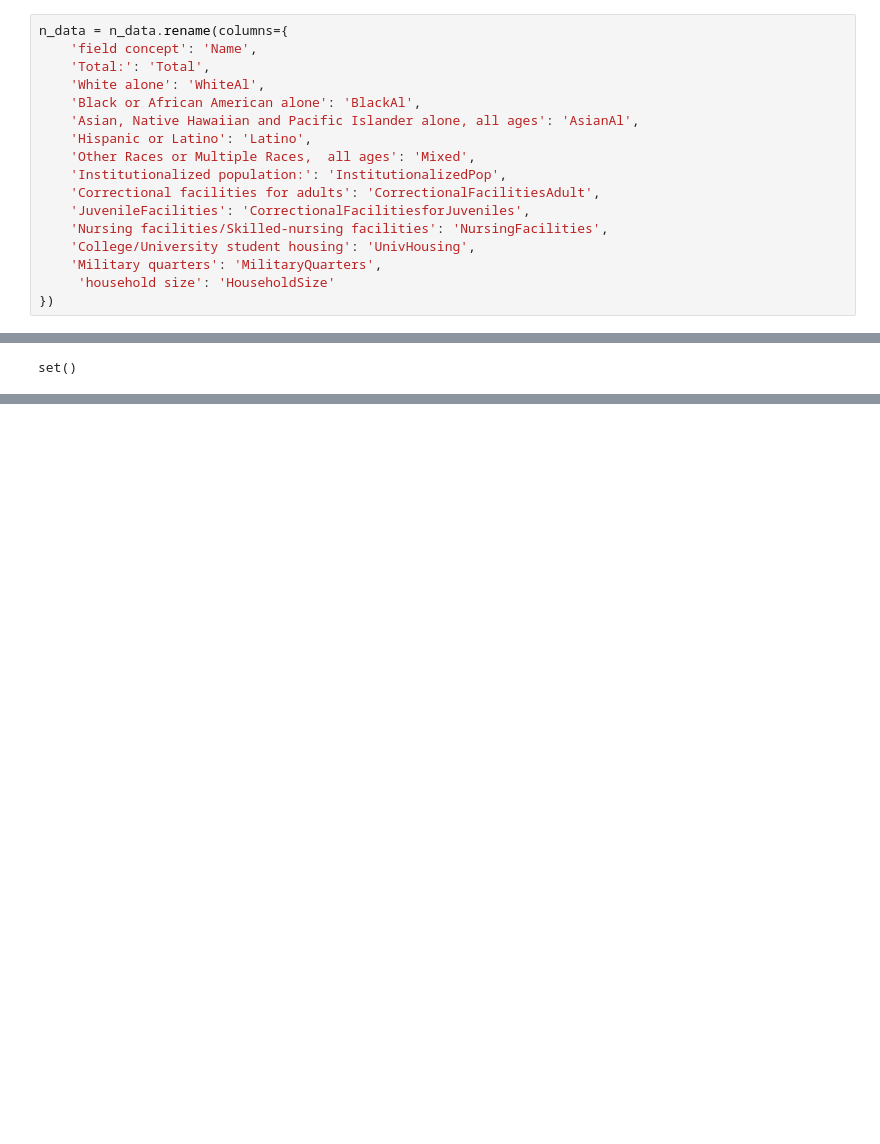
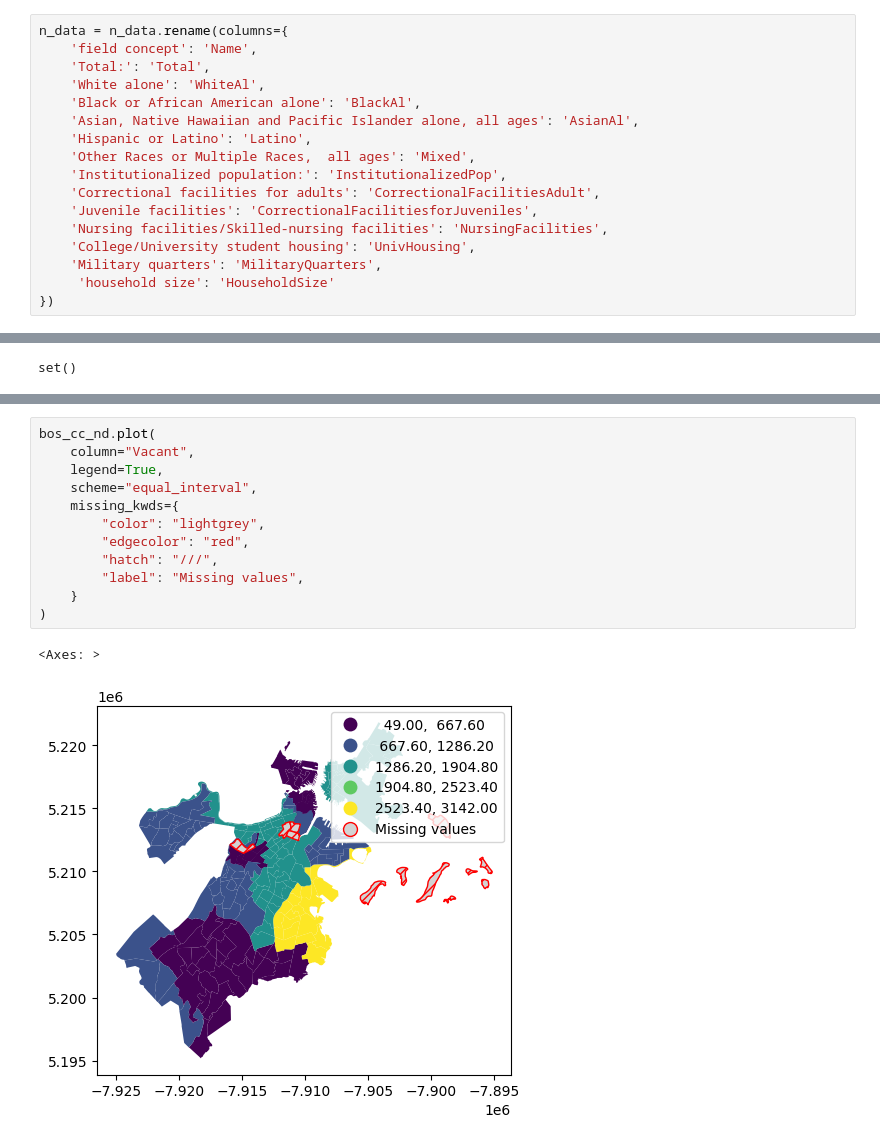
Before and after one commit to rowanwhelan/Boston-Budget-Project, a Jupyter notebook: GeographicPlots.ipynb, the cells around one changed output, grey strips where cells are left out. Drawn from its saved outputs; the diff is of its cells as text; blank space fills up the shorter version.

```diff
--- a/GeographicPlots.ipynb
+++ b/GeographicPlots.ipynb
@@ -441,7 +535,7 @@ n_data = n_data.rename(columns={
     'Other Races or Multiple Races,  all ages': 'Mixed',
     'Institutionalized population:': 'InstitutionalizedPop',
     'Correctional facilities for adults': 'CorrectionalFacilitiesAdult',
-    'JuvenileFacilities': 'CorrectionalFacilitiesforJuveniles',
+    'Juvenile facilities': 'CorrectionalFacilitiesforJuveniles',
     'Nursing facilities/Skilled-nursing facilities': 'NursingFacilities',
     'College/University student housing': 'UnivHousing',
     'Military quarters': 'MilitaryQuarters',
@@ -484,0 +584,15 @@ bos_cc_nd.head()
+# %%
+bos_cc_nd.plot(
+    column="Vacant",
+    legend=True,
+    scheme="equal_interval",
+    missing_kwds={
+        "color": "lightgrey",
+        "edgecolor": "red",
+        "hatch": "///",
+        "label": "Missing values",
+    }
+)
+# %% [output]
+<Axes: >
+[figure, added]
```
Also changed, not shown: parts of 20 cells of this notebook.
